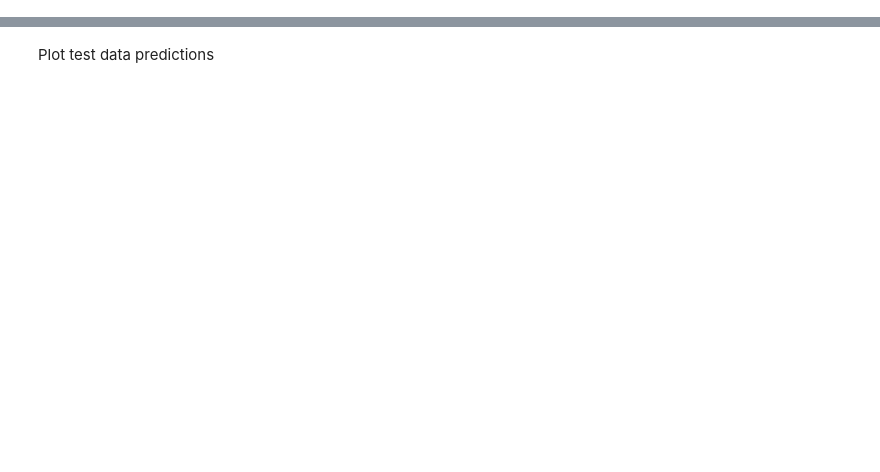
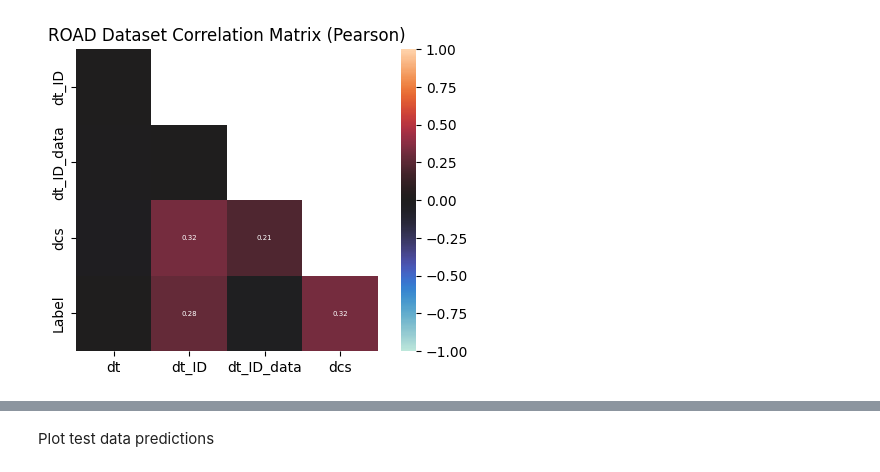
Before and after one commit to hampu5/ml-classify, a Jupyter notebook: ml_classify/rf-book.ipynb, the cells around one changed output, grey strips where cells are left out. Cells and saved outputs as stored; diff of their text form; code cells hidden in the pictures; blank space fills up the shorter version.

Commit message:
Testing all the goodies with the datasets toi see if it works to trtain with Survival and test with the ROAD dataset

```diff
--- a/ml_classify/rf-book.ipynb
+++ b/ml_classify/rf-book.ipynb
@@ -16,9 +16,9 @@ PATH = "/home/hampus/miun/master_thesis/Datasets"
 
 datasets = {}
 
-# dataset: pd.DataFrame = load_dataset(PATH + "/ORNL", "data_a.csv")
-# dataset["remarks"] = "No DLC available"
-# datasets["ROAD"] = dataset.to_dict("records")
+dataset: pd.DataFrame = load_dataset(PATH + "/ORNL", "data_a.csv")
+dataset["remarks"] = "No DLC available"
+datasets["ROAD"] = dataset.to_dict("records")
 
 dataset: pd.DataFrame = load_dataset(PATH + "/Survival", "data.csv")
 dataset["remarks"] = "-"
@@ -47,7 +61,9 @@ display(df)
 # %%
 from plot_tools import plot_correlation_matrix
 
-plot_correlation_matrix(df.drop(columns=["dataset", "type", "name", "ID", "DLC", "t"], errors="ignore"))
+plot_correlation_matrix(df.drop(columns=["dataset", "type", "name", "class" "ID", "DLC", "t"], errors="ignore"))
+# %% [output]
+[figure, added]
 # %%
 df = df.loc[df["type"] != "masq"]
 # df = df.loc[(df["type"] == "fuzz") | (df["type"] == "none")]
```
Also changed, not shown: parts of 9 cells of this notebook, 1 other file.
